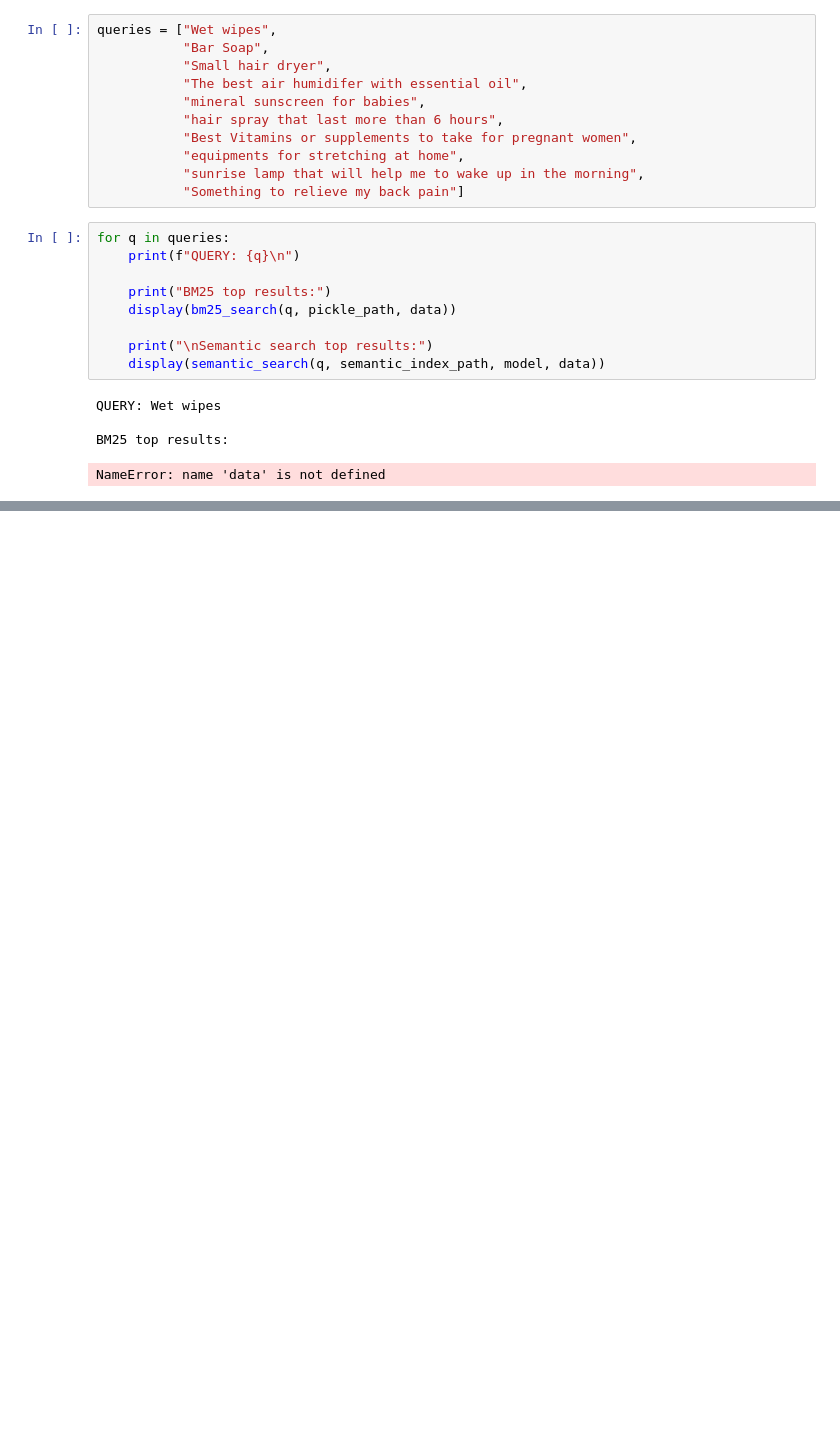
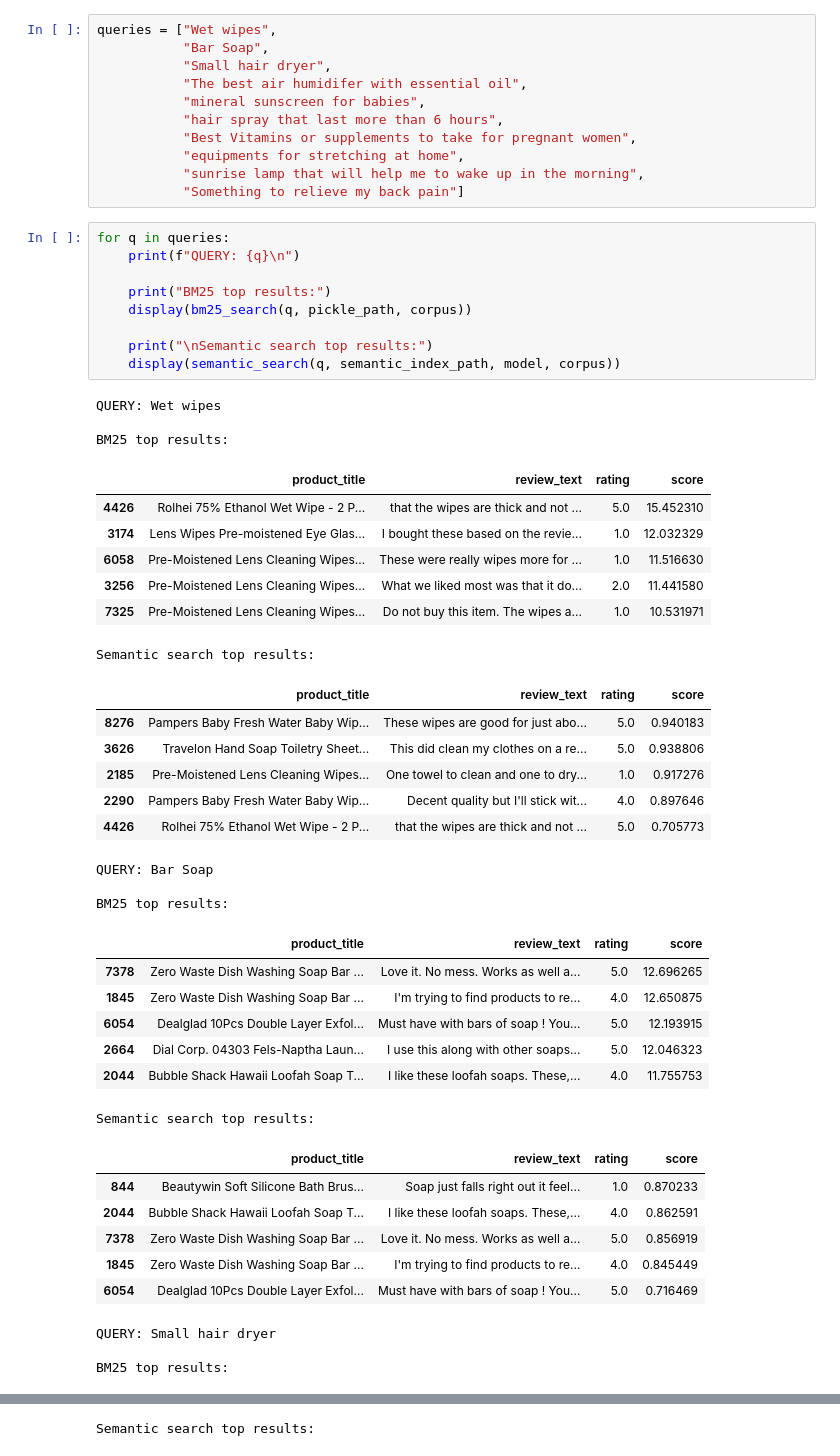
Before and after one commit to UBC-MDS/DSCI_575_project_cliauwyt_cea, a Jupyter notebook: notebooks/milestone1_results.ipynb, the cells around one changed output, grey strips where cells are left out. Saved outputs shown, nothing was run; the diff lists cells and outputs as text; blank space fills up the shorter version.

Commit message:
read directly from preprocessed data

```diff
--- a/notebooks/milestone1_results.ipynb
+++ b/notebooks/milestone1_results.ipynb
@@ -65,14 +65,45 @@ queries = ["Wet wipes",
 # %%
 for q in queries:
     print(f"QUERY: {q}\n")
 
     print("BM25 top results:")
-    display(bm25_search(q, pickle_path, data))
+    display(bm25_search(q, pickle_path, corpus))
 
     print("\nSemantic search top results:")
-    display(semantic_search(q, semantic_index_path, model, data))
+    display(semantic_search(q, semantic_index_path, model, corpus))
 # %% [output]
 QUERY: Wet wipes
 
 BM25 top results:
+|  | product_title | review_text | rating | score |
+| 4426 | Rolhei 75% Ethanol Wet Wipe - 2 P... | that the wipes are thick and not ... | 5.0 | 15.452310 |
+| 3174 | Lens Wipes Pre-moistened Eye Glas... | I bought these based on the revie... | 1.0 | 12.032329 |
+| 6058 | Pre-Moistened Lens Cleaning Wipes... | These were really wipes more for ... | 1.0 | 11.516630 |
+| 3256 | Pre-Moistened Lens Cleaning Wipes... | What we liked most was that it do... | 2.0 | 11.441580 |
+| 7325 | Pre-Moistened Lens Cleaning Wipes... | Do not buy this item. The wipes a... | 1.0 | 10.531971 |
-NameError: name 'data' is not defined
+Semantic search top results:
+|  | product_title | review_text | rating | score |
+| 8276 | Pampers Baby Fresh Water Baby Wip... | These wipes are good for just abo... | 5.0 | 0.940183 |
+| 3626 | Travelon Hand Soap Toiletry Sheet... | This did clean my clothes on a re... | 5.0 | 0.938806 |
+| 2185 | Pre-Moistened Lens Cleaning Wipes... | One towel to clean and one to dry... | 1.0 | 0.917276 |
+| 2290 | Pampers Baby Fresh Water Baby Wip... | Decent quality but I'll stick wit... | 4.0 | 0.897646 |
+| 4426 | Rolhei 75% Ethanol Wet Wipe - 2 P... | that the wipes are thick and not ... | 5.0 | 0.705773 |
+QUERY: Bar Soap
+
+BM25 top results:
+|  | product_title | review_text | rating | score |
+| 7378 | Zero Waste Dish Washing Soap Bar ... | Love it. No mess. Works as well a... | 5.0 | 12.696265 |
+| 1845 | Zero Waste Dish Washing Soap Bar ... | I'm trying to find products to re... | 4.0 | 12.650875 |
+| 6054 | Dealglad 10Pcs Double Layer Exfol... | Must have with bars of soap ! You... | 5.0 | 12.193915 |
+| 2664 | Dial Corp. 04303 Fels-Naptha Laun... | I use this along with other soaps... | 5.0 | 12.046323 |
+| 2044 | Bubble Shack Hawaii Loofah Soap T... | I like these loofah soaps. These,... | 4.0 | 11.755753 |
+Semantic search top results:
+|  | product_title | review_text | rating | score |
+| 844 | Beautywin Soft Silicone Bath Brus... | Soap just falls right out it feel... | 1.0 | 0.870233 |
+| 2044 | Bubble Shack Hawaii Loofah Soap T... | I like these loofah soaps. These,... | 4.0 | 0.862591 |
+| 7378 | Zero Waste Dish Washing Soap Bar ... | Love it. No mess. Works as well a... | 5.0 | 0.856919 |
+| 1845 | Zero Waste Dish Washing Soap Bar ... | I'm trying to find products to re... | 4.0 | 0.845449 |
+| 6054 | Dealglad 10Pcs Double Layer Exfol... | Must have with bars of soap ! You... | 5.0 | 0.716469 |
+QUERY: Small hair dryer
+
+BM25 top results:
@@ -78,0 +116 @@ NameError: name 'data' is not defined
+Semantic search top results:
```
Also changed, not shown: parts of 1 cell of this notebook, 3 other files.
